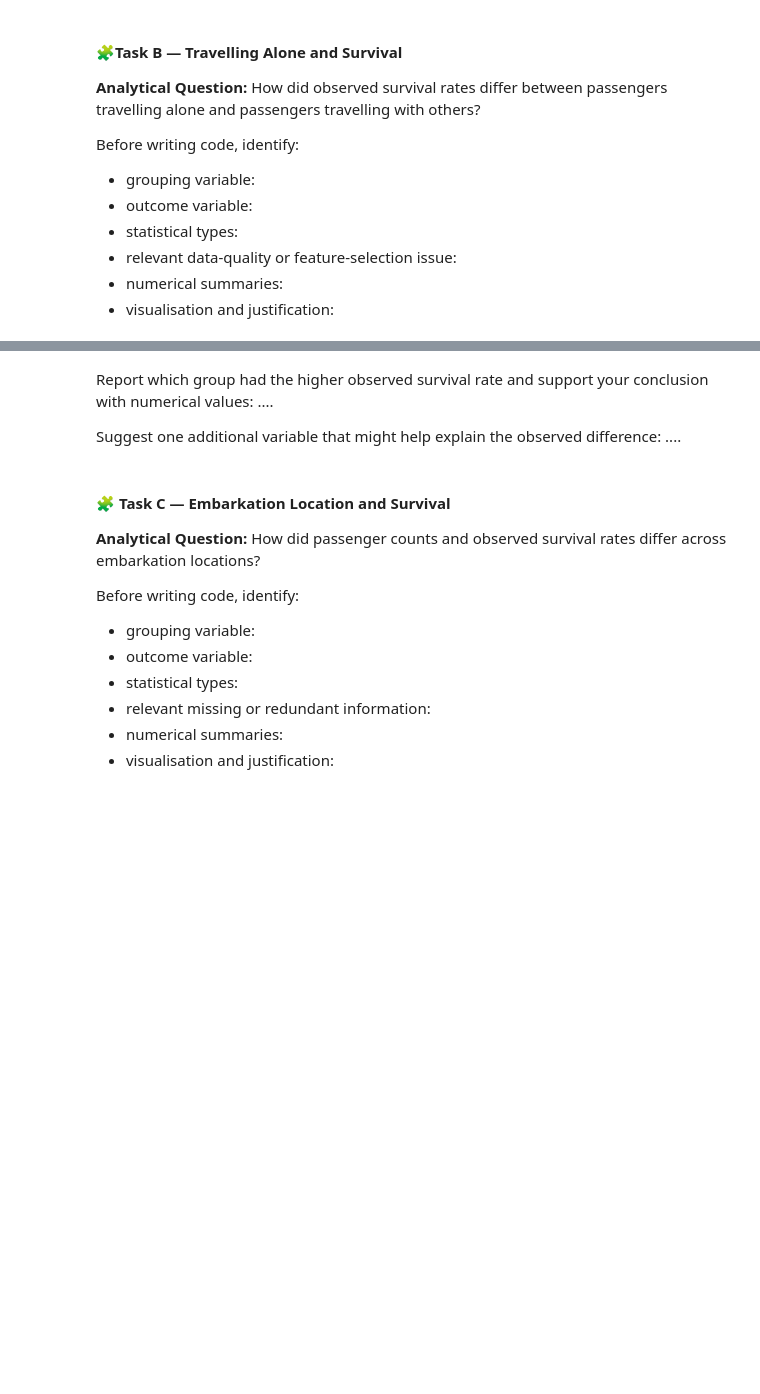
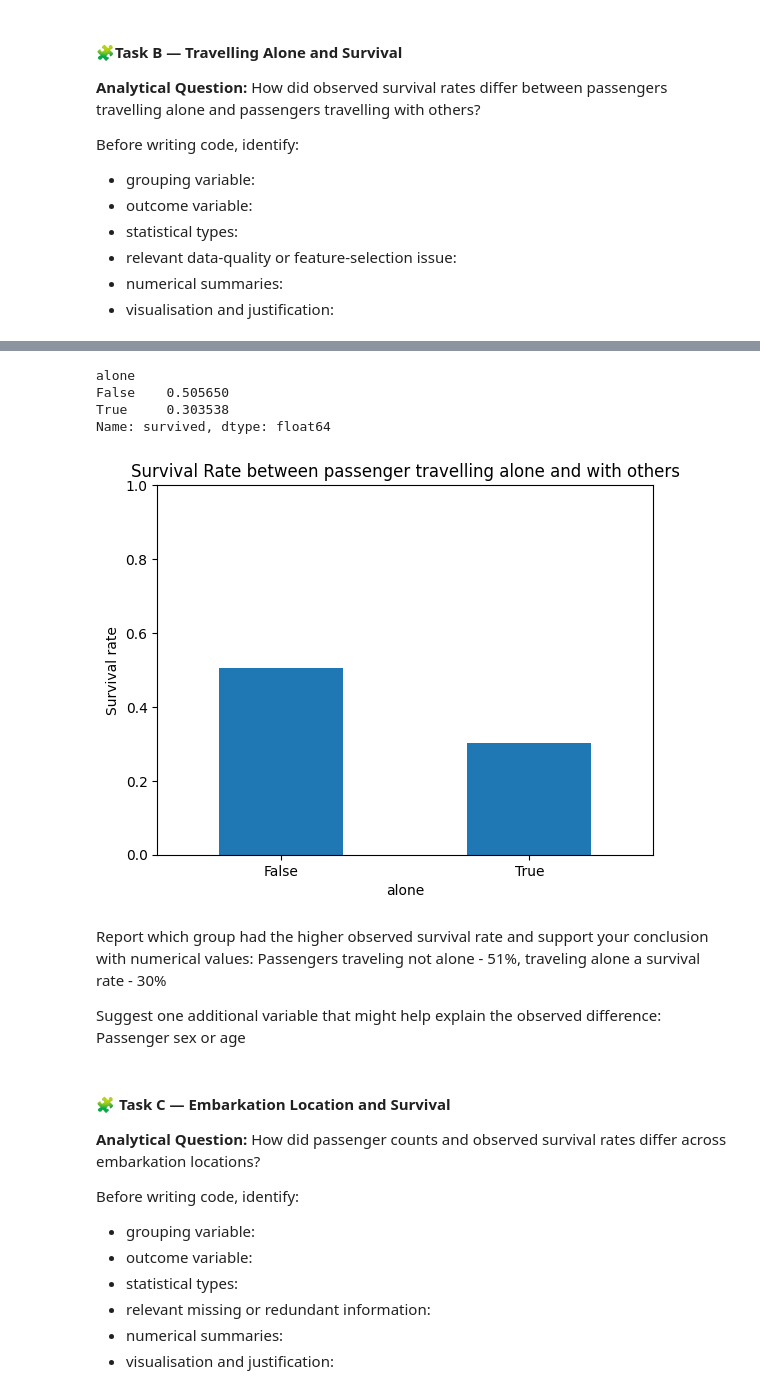
Before and after one commit to kassdiana/zsu, a Jupyter notebook: 02/fml_02_overview.ipynb, the cells around one changed output, grey strips where cells are left out. Cells and saved outputs as stored; diff of their text form; code cells hidden in the pictures; blank space fills up the shorter version.

```diff
--- a/02/fml_02_overview.ipynb
+++ b/02/fml_02_overview.ipynb
@@ -489,11 +690,29 @@ Before writing code, identify:
 # %%
 # Task B: Calculate the observed survival rate for each group
+survival_by_one = df.groupby("alone")["survived"].mean()
+print(survival_by_one)
+# %% [output]
+alone
+False    0.505650
+True     0.303538
+Name: survived, dtype: float64
 # %%
 # Task B: Create an appropriate visualisation
+survival_by_one.plot(
+    kind="bar",
+    rot=0,
+    ylim=(0, 1),
+    ylabel="Survival rate",
+    title="Survival Rate between passenger travelling alone and with others"
+)
+
+plt.show()
+# %% [output]
+[figure, added]
 # %% [markdown]
-Report which group had the higher observed survival rate and support your conclusion with numerical values: ....
+Report which group had the higher observed survival rate and support your conclusion with numerical values: Passengers traveling not alone - 51%, traveling alone a survival rate - 30%
 
-Suggest one additional variable that might help explain the observed difference: ....
+Suggest one additional variable that might help explain the observed difference: Passenger sex or age
 # %% [markdown]
 #### 🧩 Task C — Embarkation Location and Survival
 
```
Also changed, not shown: parts of 41 cells of this notebook.
